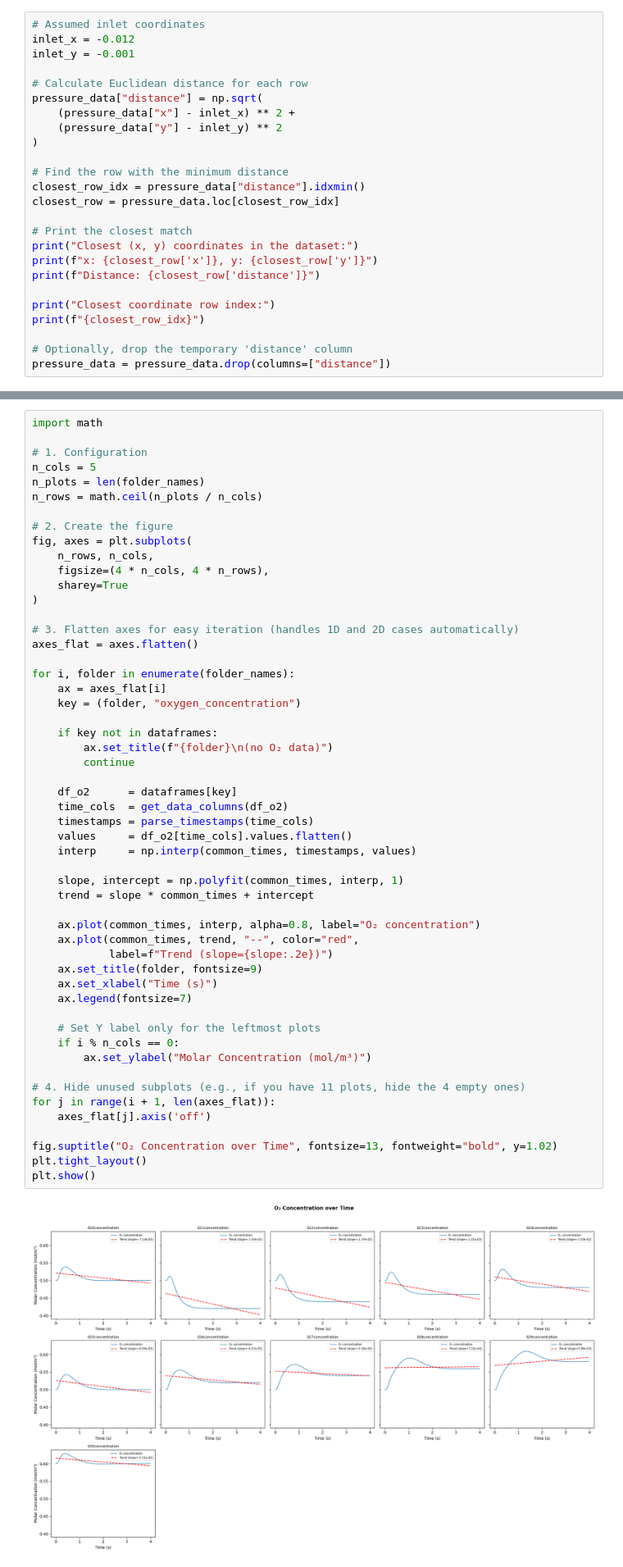
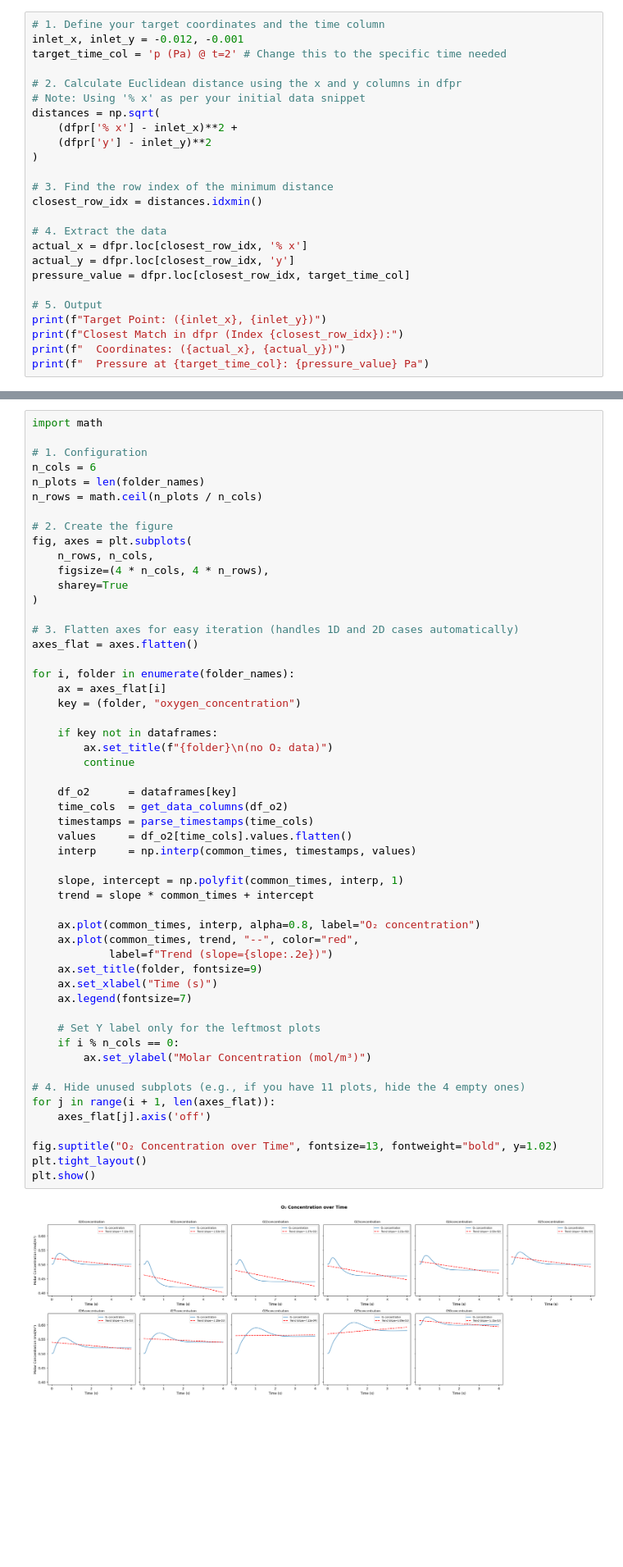
Before and after one commit to ZeIcaro/insights-combustion, a Jupyter notebook: combustion-tp.ipynb, the cells around one changed output, grey strips where cells are left out. Shown at 82% size. Drawn from its saved outputs; the diff is of its cells as text; blank space fills up the shorter version.

```diff
--- a/combustion-tp.ipynb
+++ b/combustion-tp.ipynb
@@ -373,26 +411,26 @@ Inlet coordinates (x, y): (-0.0121626341835179, -0.002)
 # %%
-# Assumed inlet coordinates
-inlet_x = -0.012
-inlet_y = -0.001
+# 1. Define your target coordinates and the time column
+inlet_x, inlet_y = -0.012, -0.001
+target_time_col = 'p (Pa) @ t=2' # Change this to the specific time needed
 
-# Calculate Euclidean distance for each row
-pressure_data["distance"] = np.sqrt(
-    (pressure_data["x"] - inlet_x) ** 2 +
-    (pressure_data["y"] - inlet_y) ** 2
+# 2. Calculate Euclidean distance using the x and y columns in dfpr
+# Note: Using '% x' as per your initial data snippet
+distances = np.sqrt(
+    (dfpr['% x'] - inlet_x)**2 +
+    (dfpr['y'] - inlet_y)**2
 )
 
-# Find the row with the minimum distance
-closest_row_idx = pressure_data["distance"].idxmin()
-closest_row = pressure_data.loc[closest_row_idx]
+# 3. Find the row index of the minimum distance
+closest_row_idx = distances.idxmin()
 
-# Print the closest match
-print("Closest (x, y) coordinates in the dataset:")
-print(f"x: {closest_row['x']}, y: {closest_row['y']}")
-print(f"Distance: {closest_row['distance']}")
+# 4. Extract the data
+actual_x = dfpr.loc[closest_row_idx, '% x']
+actual_y = dfpr.loc[closest_row_idx, 'y']
+pressure_value = dfpr.loc[closest_row_idx, target_time_col]
 
-print("Closest coordinate row index:")
-print(f"{closest_row_idx}")
-
-# Optionally, drop the temporary 'distance' column
-pressure_data = pressure_data.drop(columns=["distance"])
+# 5. Output
+print(f"Target Point: ({inlet_x}, {inlet_y})")
+print(f"Closest Match in dfpr (Index {closest_row_idx}):")
+print(f"  Coordinates: ({actual_x}, {actual_y})")
+print(f"  Pressure at {target_time_col}: {pressure_value} Pa")
 # %% [output]
@@ -697,7 +734,7 @@ print(df_features)
 import math
 
 # 1. Configuration
-n_cols = 5
+n_cols = 6
 n_plots = len(folder_names)
 n_rows = math.ceil(n_plots / n_cols)
 
@@ -720,34 +757,34 @@ for i, folder in enumerate(folder_names):
         continue
 
     df_o2      = dataframes[key]
     time_cols  = get_data_columns(df_o2)
     timestamps = parse_timestamps(time_cols)
     values     = df_o2[time_cols].values.flatten()
     interp     = np.interp(common_times, timestamps, values)
 
     slope, intercept = np.polyfit(common_times, interp, 1)
     trend = slope * common_times + intercept
 
     ax.plot(common_times, interp, alpha=0.8, label="O₂ concentration")
     ax.plot(common_times, trend, "--", color="red",
             label=f"Trend (slope={slope:.2e})")
     ax.set_title(folder, fontsize=9)
     ax.set_xlabel("Time (s)")
     ax.legend(fontsize=7)
 
     # Set Y label only for the leftmost plots
     if i % n_cols == 0:
         ax.set_ylabel("Molar Concentration (mol/m³)")
 
 # 4. Hide unused subplots (e.g., if you have 11 plots, hide the 4 empty ones)
 for j in range(i + 1, len(axes_flat)):
     axes_flat[j].axis('off')
 
 fig.suptitle("O₂ Concentration over Time", fontsize=13, fontweight="bold", y=1.02)
 plt.tight_layout()
 plt.show()
 # %% [output]
-[figure, old version]
+[figure, new version]
 # %% [markdown]
 #### All O2 curves on one plot
 # %%
```
Also changed, not shown: parts of 6 cells of this notebook, 14 other files.
